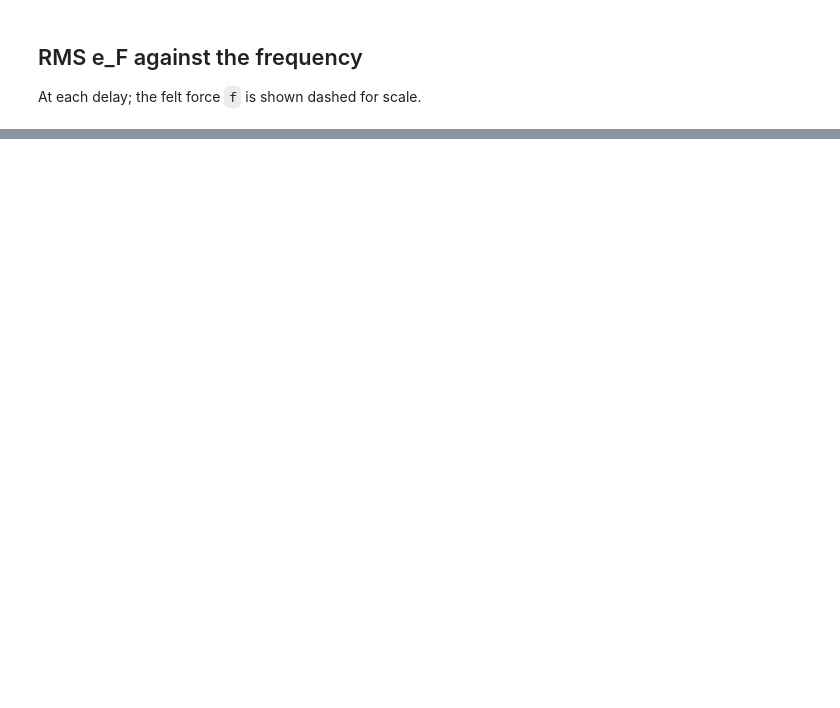
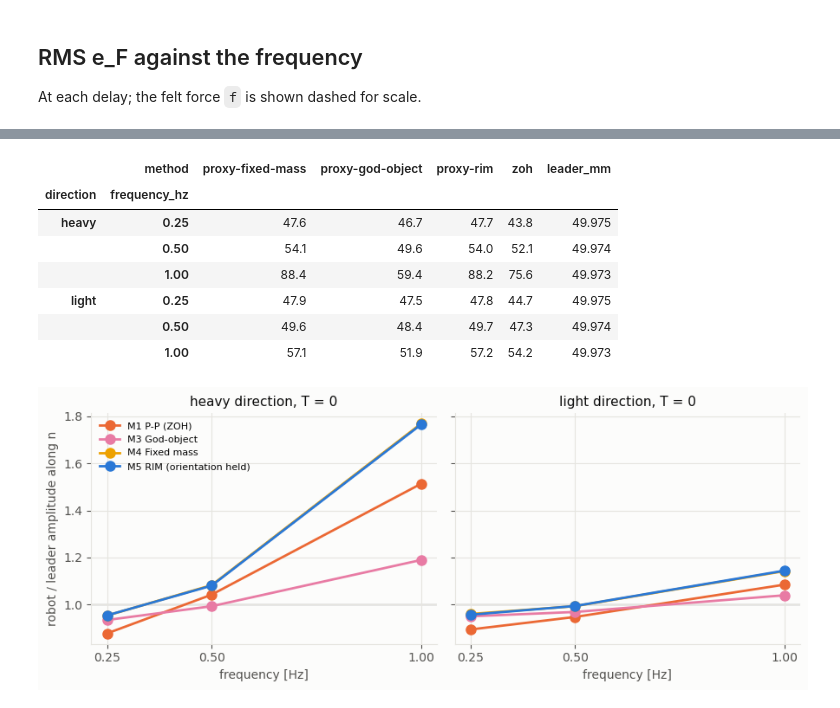
Before and after one commit to McGill-Applied-Dynamics-Lab/adl-ros2, a Jupyter notebook: experiments/rim-delays/exp/e1_free_motion.ipynb, the cells around one changed output, grey strips where cells are left out. Cells and saved outputs as stored; diff of their text form; code cells hidden in the pictures; blank space fills up the shorter version.

```diff
--- a/experiments/rim-delays/exp/e1_free_motion.ipynb
+++ b/experiments/rim-delays/exp/e1_free_motion.ipynb
@@ -91,0 +115,10 @@ fig.tight_layout()
+# %%
+from runs import load_run
+
+chk = pd.DataFrame([{"run": Path(r).name, **exp_metrics.e1_checks(load_run(r))} for r in runs])
+df = df.drop(columns=[c for c in chk.columns if c != "run" and c in df.columns]).merge(chk, on="run")
+df["T_ms"] = 2 * df.lag_ms  # measured round trip (5G: its median)
+print(df.groupby(["method", "osc_k_pos_x", "stop_reason"]).size().to_string())
+print("one-way lag, median [ms]:", df.groupby(df.rtt.astype(str)).lag_ms.median().round(1).to_dict())
+print("runs with the chatter guard tripped (felt force zeroed for 3 s per trip):")
+df.loc[df.guard_s > 0, ["run", "guard_s", "eF_n_rms"]]
@@ -91,0 +206,26 @@ fig.tight_layout()
+# %%
+fig, axes = plt.subplots(1, 2, figsize=(9, 3.6), sharey=True)
+for ax, d in zip(axes, ["heavy", "light"]):
+    sub = df[(df.direction == d) & (df.rtt.map(P.delay_key) == "0")]
+    for m in P.methods_in(sub):
+        s = sub[sub.method == m].sort_values("frequency_hz")
+        ax.plot(s.frequency_hz, s.A_robot / s.A_leader, "o-", lw=2, ms=8, color=P.color(m), label=P.LABELS.get(m, m))
+    ax.axhline(1, color="0.6", lw=1, zorder=0)
+    ax.set(title=f"{d} direction, T = 0", xlabel="frequency [Hz]", xticks=sorted(df.frequency_hz.unique()))
+axes[0].set_ylabel("robot / leader amplitude along n")
+axes[0].legend(fontsize=8, frameon=False)
+fig.tight_layout()
+amp = df[df.rtt.map(P.delay_key) == "0"].pivot_table(
+    index=["direction", "frequency_hz"], columns="method", values="A_robot"
+)
+(1e3 * amp).round(1).assign(leader_mm=1e3 * df.groupby(["direction", "frequency_hz"]).A_leader.median())
+# %% [output]
+|  | method | proxy-fixed-mass | proxy-god-object | proxy-rim | zoh | leader_mm |
+| direction | frequency_hz |  |  |  |  |  |
+| heavy | 0.25 | 47.6 | 46.7 | 47.7 | 43.8 | 49.975 |
+|  | 0.50 | 54.1 | 49.6 | 54.0 | 52.1 | 49.974 |
+|  | 1.00 | 88.4 | 59.4 | 88.2 | 75.6 | 49.973 |
+| light | 0.25 | 47.9 | 47.5 | 47.8 | 44.7 | 49.975 |
+|  | 0.50 | 49.6 | 48.4 | 49.7 | 47.3 | 49.974 |
+|  | 1.00 | 57.1 | 51.9 | 57.2 | 54.2 | 49.973 |
+[figure, added]
```
Also changed, not shown: parts of 15 cells of this notebook, 20 other files.
